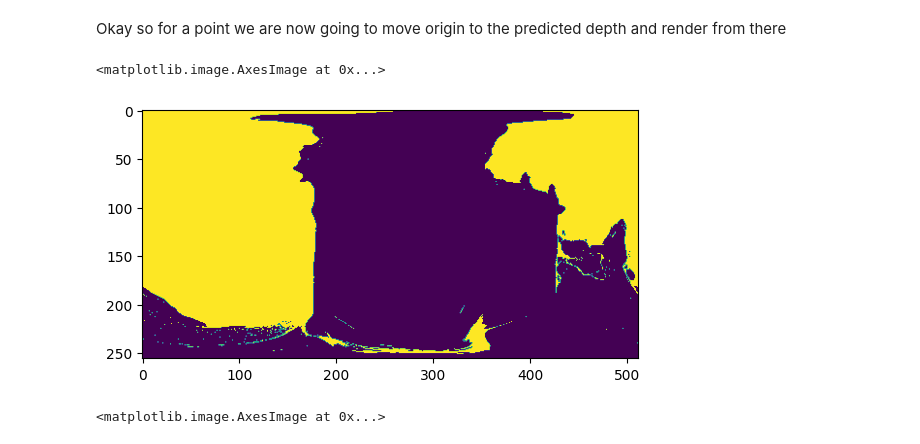
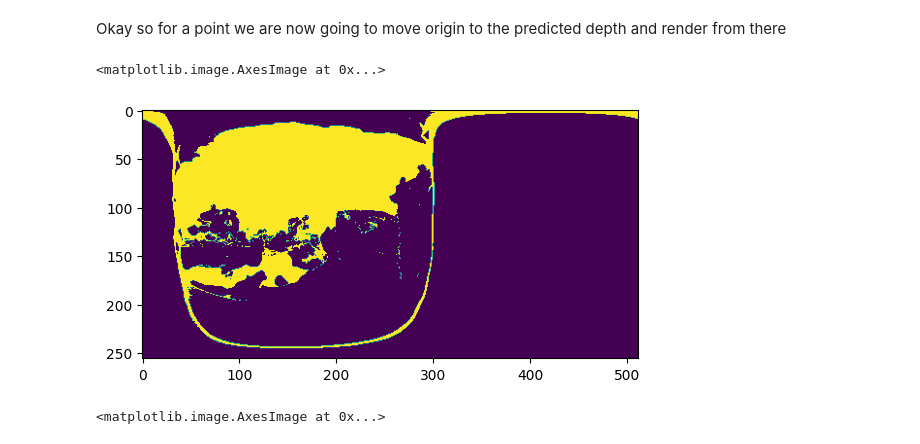
Before and after one commit to JADGardner/sdfstudio, a Jupyter notebook: notebooks/sdf_tests.ipynb, the cells around one changed output. Cells and saved outputs as stored; diff of their text form; code cells hidden in the pictures.

```diff
--- a/notebooks/sdf_tests.ipynb
+++ b/notebooks/sdf_tests.ipynb
@@ -433,6 +387,7 @@ def sphere_tracing(model, point, directions, num_steps=20):
         pos = pos + directions * sdf.squeeze(0)
     # visibility is false if sdf < 0.001 and true otherwise
     visibility = sdf > 0.001
+    visibility = visibility.float() + 1e-4
     return visibility
 
 camera_ray_bundle = make_ray_bundle_copy(camera_ray_bundle_original)
@@ -461,36 +416,44 @@ weights, transmittance = ray_samples.get_weights_and_transmittance_from_alphas(
     field_outputs[FieldHeadNames.ALPHA]
 )
 
 p2p_dist = model.renderer_depth(weights=weights, ray_samples=ray_samples)
 
+ray_directions = camera_ray_bundle.directions
+
 # now update camera ray bundle origin
-camera_ray_bundle.origins = camera_ray_bundle.origins + camera_ray_bundle.directions * p2p_dist * 0.95 # Adjust to see effect of error\
+camera_ray_bundle.origins = camera_ray_bundle.origins + ray_directions * p2p_dist # Adjust to see effect of error\
 
 W = 512
 H = W // 2
 
 directions = get_directions(W).squeeze(0).reshape(H, W, 3).unsqueeze(2).to(device) # [H, W, 1, 3]
 # swap Y and Z axes and invert X axis to convert from RENI to NeRF coordinates
 directions = torch.stack([directions[..., 0] * -1, directions[..., 2], directions[..., 1]], dim=-1)
 
 # rotate directions so resulting image is in a better orientation for viewing
 R = [ -0.4480736, -0.8939967,  0.0000000,
       0.8939967, -0.4480736,  0.0000000,
       0.0000000,  0.0000000,  1.0000000 ]
 R = torch.tensor(R).to(device).reshape(1, 1, 3, 3)
 
 directions = torch.matmul(directions, R)
 
 directions = directions.reshape(H * W, 3)
 
 point = camera_ray_bundle.origins
 
-vis = sphere_tracing(model, point, directions, 25)
+# now we may have overshot or undershot the surface so run some sphere tracing to get a better estimate
+
+sdf = model.field.get_sdf_at_pos(point)
+sdf = torch.clamp(sdf, max=0) * 2
+point = point + ray_directions * sdf.squeeze(0)
+
+vis = sphere_tracing(model, point, directions, 50)
 vis = vis.reshape(H, W)
 plt.imshow(vis.cpu().detach().numpy())
 # %% [output]
 <matplotlib.image.AxesImage at 0x...>
-[figure, old version]
+[figure, new version]
 # %%
 camera_ray_bundle = make_ray_bundle_copy(camera_ray_bundle_original)
 batch = make_batch_clone(batch_original)
```
Also changed, not shown: parts of 13 cells of this notebook, 5 other files.
